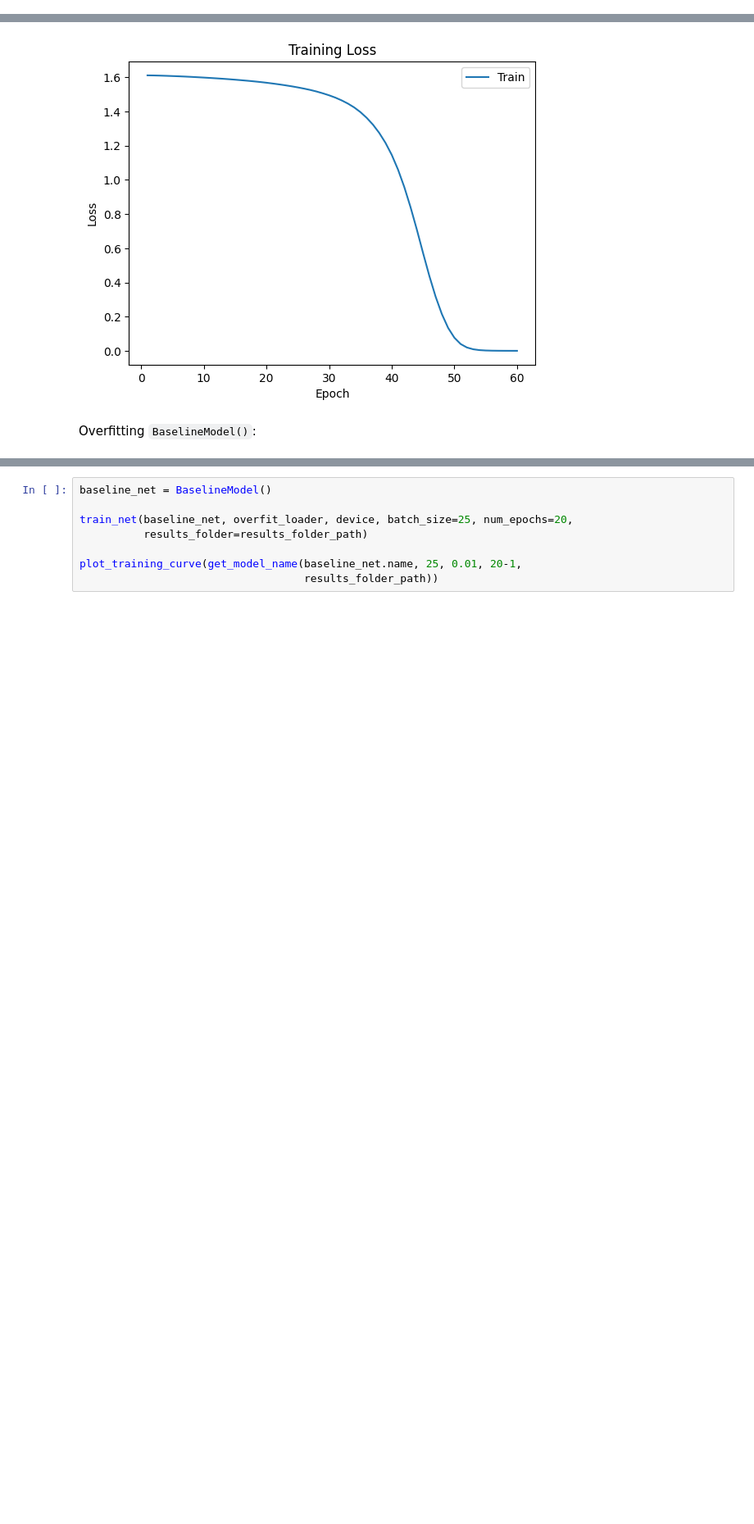
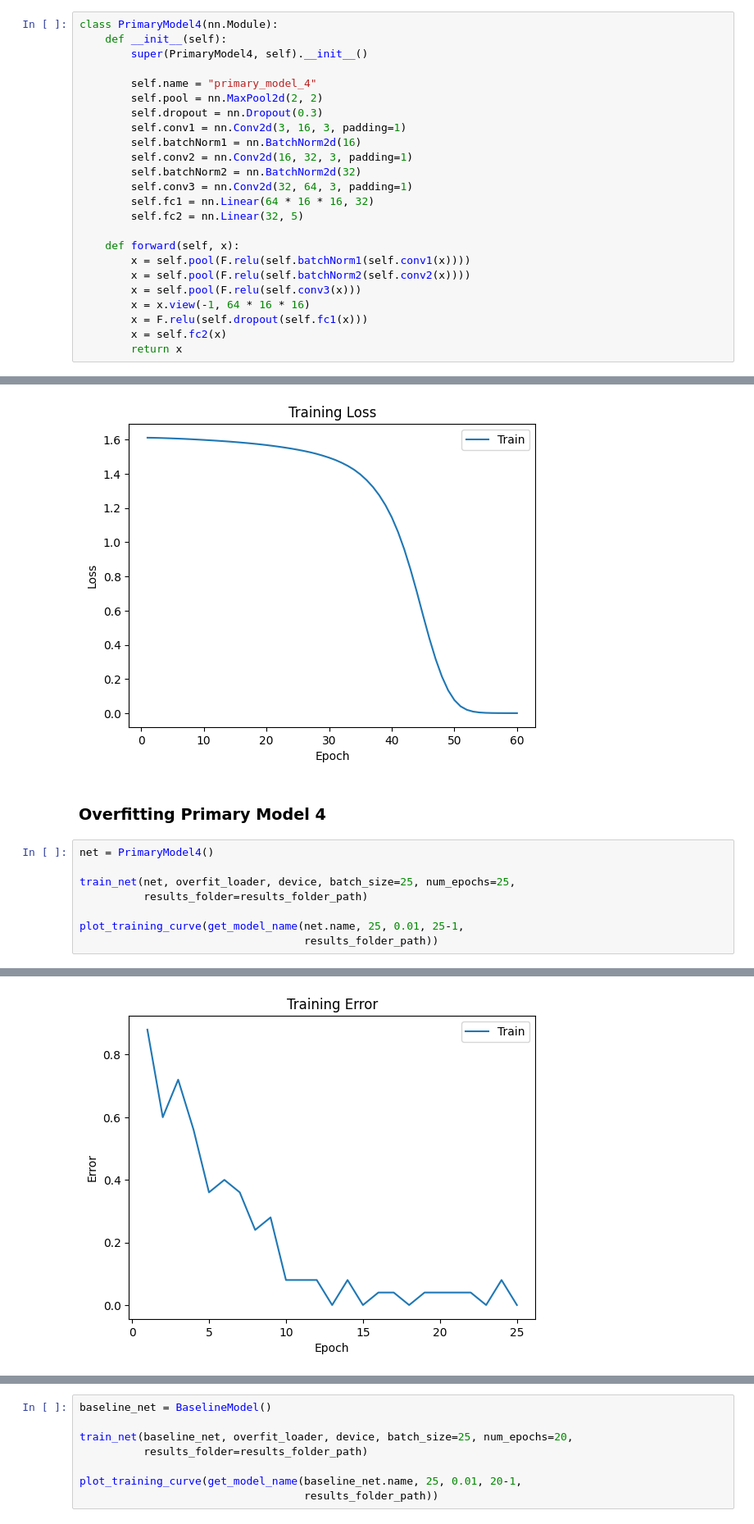
Before and after one commit to ridvikpal/FruitSalad, a Jupyter notebook: APS360_Project_Ridvk_Pal.ipynb, the cells around one changed output, grey strips where cells are left out. Shown at 82% size. Drawn from its saved outputs; the diff is of its cells as text; blank space fills up the shorter version.

```diff
--- a/APS360_Project_Ridvk_Pal.ipynb
+++ b/APS360_Project_Ridvk_Pal.ipynb
@@ -131,3 +151,27 @@ class PrimaryModel3(nn.Module):
+# %%
+class PrimaryModel4(nn.Module):
+    def __init__(self):
+        super(PrimaryModel4, self).__init__()
+
+        self.name = "primary_model_4"
+        self.pool = nn.MaxPool2d(2, 2)
+        self.dropout = nn.Dropout(0.3)
+        self.conv1 = nn.Conv2d(3, 16, 3, padding=1)
+        self.batchNorm1 = nn.BatchNorm2d(16)
+        self.conv2 = nn.Conv2d(16, 32, 3, padding=1)
+        self.batchNorm2 = nn.BatchNorm2d(32)
+        self.conv3 = nn.Conv2d(32, 64, 3, padding=1)
+        self.fc1 = nn.Linear(64 * 16 * 16, 32)
+        self.fc2 = nn.Linear(32, 5)
+
+    def forward(self, x):
+        x = self.pool(F.relu(self.batchNorm1(self.conv1(x))))
+        x = self.pool(F.relu(self.batchNorm2(self.conv2(x))))
+        x = self.pool(F.relu(self.conv3(x)))
+        x = x.view(-1, 64 * 16 * 16)
+        x = F.relu(self.dropout(self.fc1(x)))
+        x = self.fc2(x)
+        return x
 # %% [markdown]
 ## Baseline model
 
@@ -446,5 +488,14 @@ Ending Training
 Total time elapsed: 58.27 seconds
 [figure]
 [figure]
-# %% [markdown]
-Overfitting `BaselineModel()`:
+# %% [markdown]
+### Overfitting Primary Model 4
+# %%
+net = PrimaryModel4()
+
+train_net(net, overfit_loader, device, batch_size=25, num_epochs=25,
+          results_folder=results_folder_path)
+
+plot_training_curve(get_model_name(net.name, 25, 0.01, 25-1,
+                                   results_folder_path))
+# %% [output]
@@ -450,0 +519 @@ Overfitting `BaselineModel()`:
+[figure, added]
```
Also changed, not shown: parts of 39 cells of this notebook.
